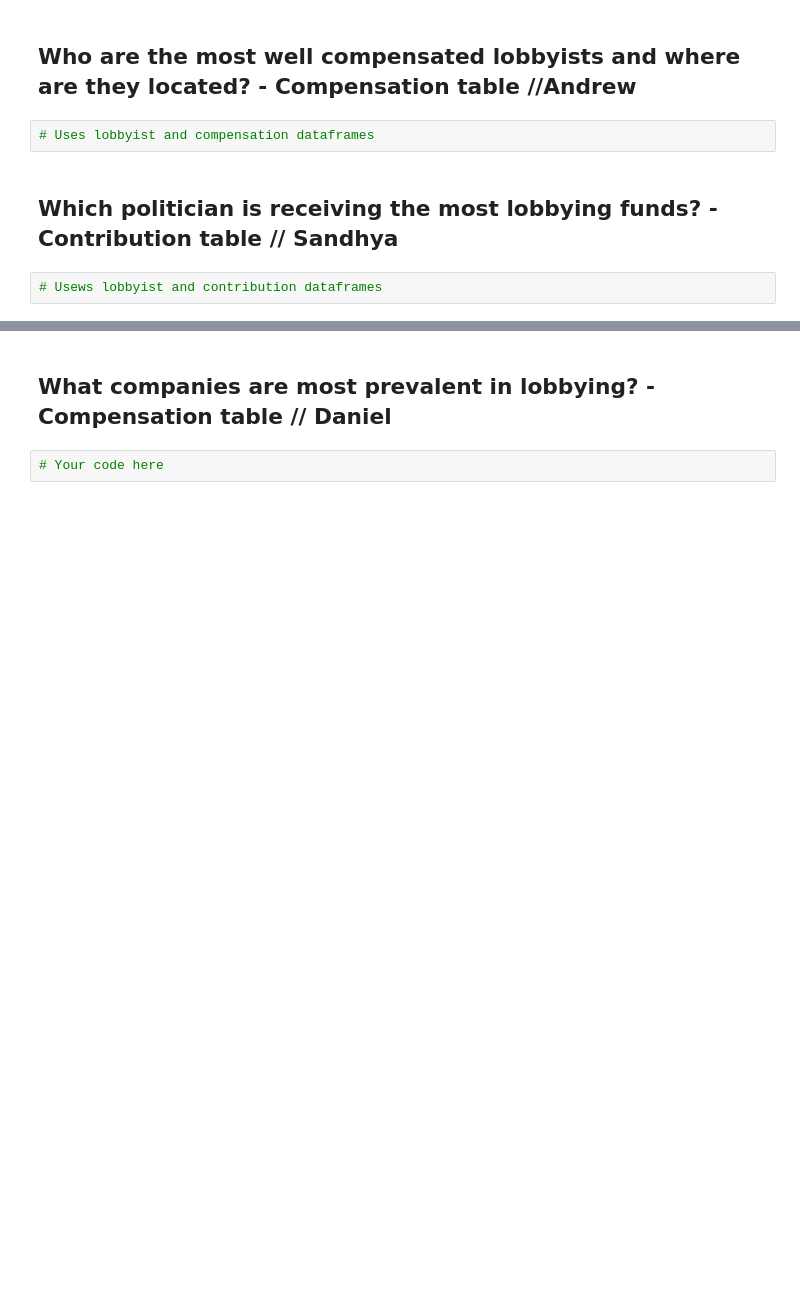
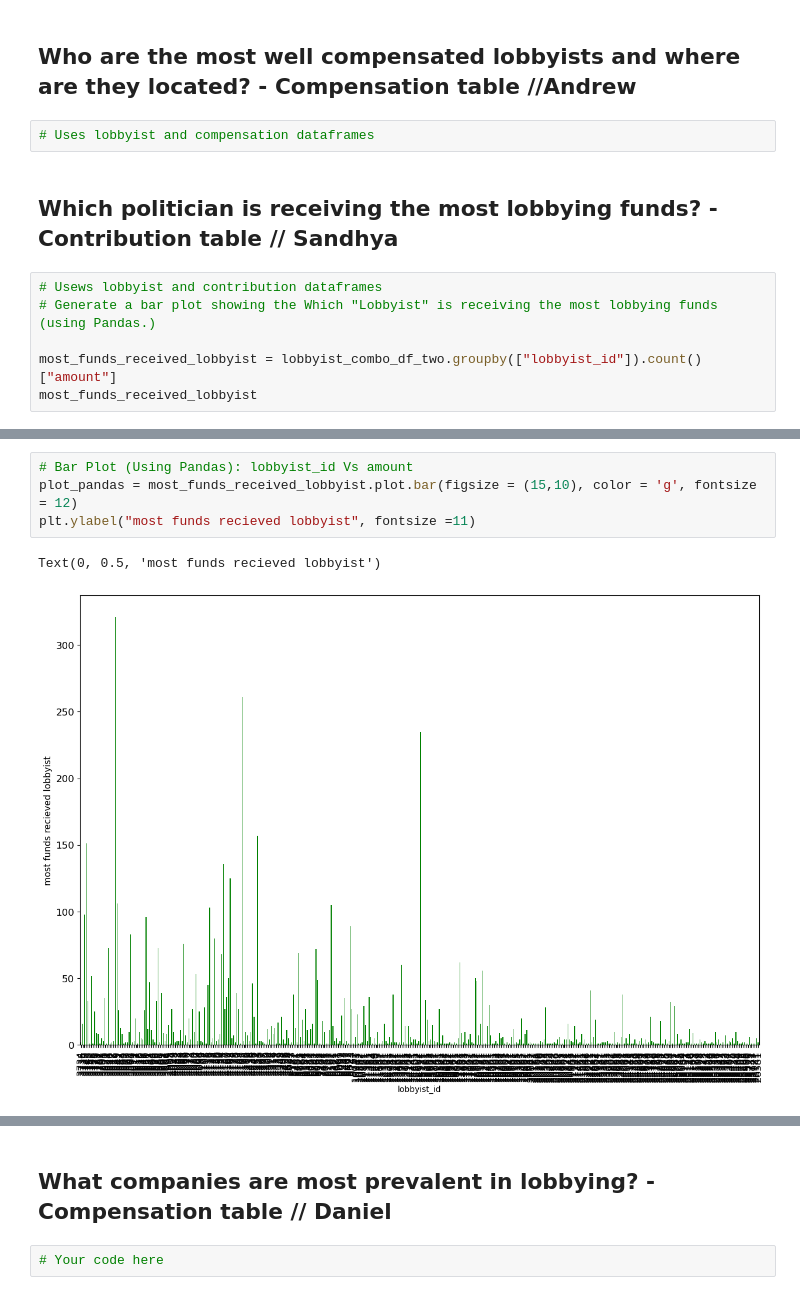
Before and after one commit to eabouche/group-project-3-lobbyist-analysis, a Jupyter notebook: Lobbyist_ETL_and_Analysis.ipynb, the cells around one changed output, grey strips where cells are left out. Drawn from its saved outputs; the diff is of its cells as text; blank space fills up the shorter version.

```diff
--- a/Lobbyist_ETL_and_Analysis.ipynb
+++ b/Lobbyist_ETL_and_Analysis.ipynb
@@ -719,3 +900,7 @@ conn.close()
 ## Which politician is receiving the most lobbying funds? - Contribution table // Sandhya
 # %%
 # Usews lobbyist and contribution dataframes
+# Generate a bar plot showing the Which "Lobbyist" is receiving the most lobbying funds (using Pandas.)
+
+most_funds_received_lobbyist = lobbyist_combo_df_two.groupby(["lobbyist_id"]).count()["amount"]
+most_funds_received_lobbyist
@@ -721,0 +921,7 @@ conn.close()
+# %%
+# Bar Plot (Using Pandas): lobbyist_id Vs amount
+plot_pandas = most_funds_received_lobbyist.plot.bar(figsize = (15,10), color = 'g', fontsize = 12)
+plt.ylabel("most funds recieved lobbyist", fontsize =11)
+# %% [output]
+Text(0, 0.5, 'most funds recieved lobbyist')
+[figure, added]
```
Also changed, not shown: parts of 15 cells of this notebook.
